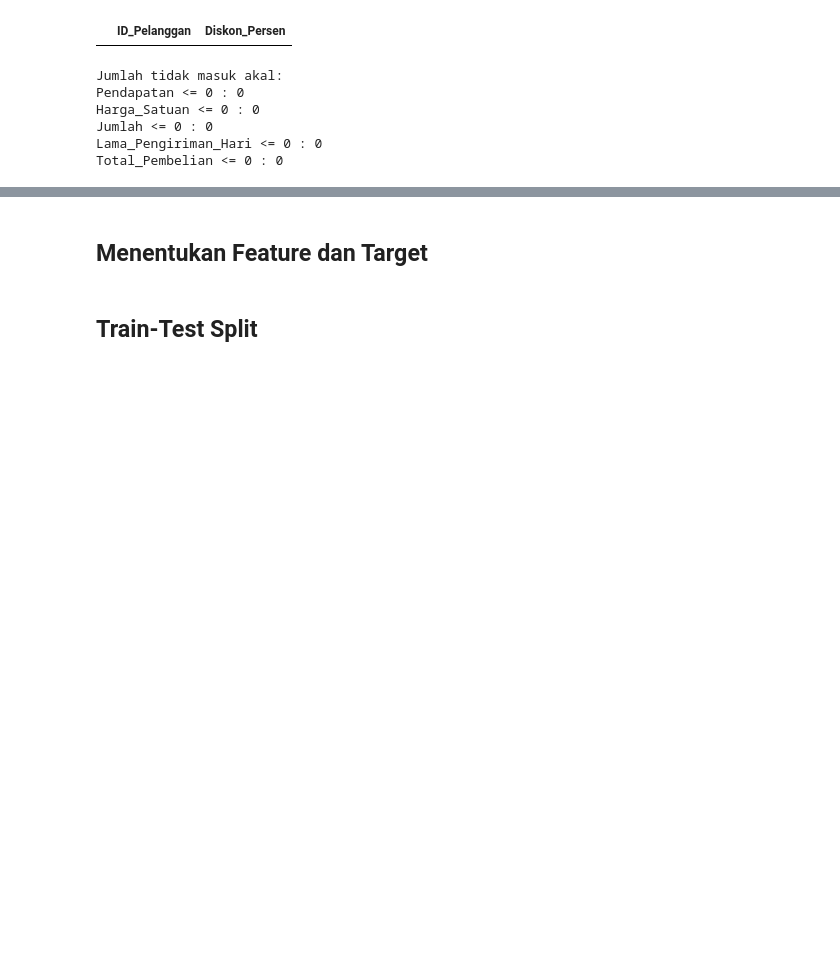
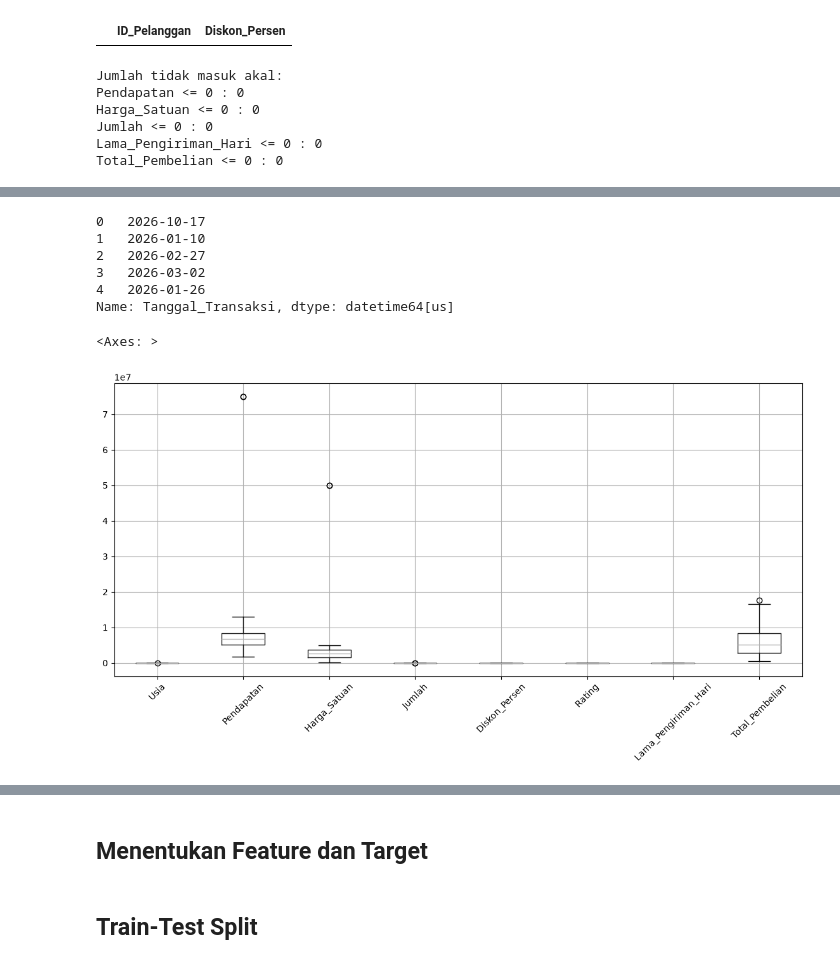
Before and after one commit to aeiprsty/praproses-data-regresi-linier, a Jupyter notebook: F1E124067_PutriPrayesti_MultipleRegression.ipynb, the cells around one changed output, grey strips where cells are left out. Drawn from its saved outputs; the diff is of its cells as text; code cells hidden in the pictures; blank space fills up the shorter version.

```diff
--- a/F1E124067_PutriPrayesti_MultipleRegression.ipynb
+++ b/F1E124067_PutriPrayesti_MultipleRegression.ipynb
@@ -183,3 +183,9 @@ Harga_Satuan <= 0 : 0
 Jumlah <= 0 : 0
 Lama_Pengiriman_Hari <= 0 : 0
 Total_Pembelian <= 0 : 0
+# %%
+# Mengubah nilai Usia yang tidak valid menjadi missing value
+df.loc[(df["Usia"] < 17) | (df["Usia"] > 100), "Usia"] = np.nan
+
+# Mengubah nilai Rating yang tidak valid menjadi missing value
+df.loc[(df["Rating"] < 1) | (df["Rating"] > 5), "Rating"] = np.nan
@@ -185,0 +246,9 @@ Total_Pembelian <= 0 : 0
+# %%
+# Menyeragamkan kategori Jenis_Kelamin
+df["Jenis_Kelamin"] = df["Jenis_Kelamin"].replace({
+    "P": "Perempuan",
+    "L": "Laki-laki"
+})
+
+# Menyeragamkan kategori Kota
+df["Kota"] = df["Kota"].str.strip().str.title()
@@ -185,0 +309,9 @@ Total_Pembelian <= 0 : 0
+# %%
+df["Tanggal_Transaksi"] = pd.to_datetime(
+    df["Tanggal_Transaksi"],
+    errors="coerce"
+)
+
+print(df["Tanggal_Transaksi"].isna().sum())
+print(df["Tanggal_Transaksi"].min())
+print(df["Tanggal_Transaksi"].max())
@@ -185,0 +322,25 @@ Total_Pembelian <= 0 : 0
+# %%
+print(df["Tanggal_Transaksi"].head())
+# %% [output]
+0   2026-10-17
+1   2026-01-10
+2   2026-02-27
+3   2026-03-02
+4   2026-01-26
+Name: Tanggal_Transaksi, dtype: datetime64[us]
+# %%
+kolom_numerik = [
+    "Usia",
+    "Pendapatan",
+    "Harga_Satuan",
+    "Jumlah",
+    "Diskon_Persen",
+    "Rating",
+    "Lama_Pengiriman_Hari",
+    "Total_Pembelian"
+]
+
+df[kolom_numerik].boxplot(figsize=(14, 6), rot=45)
+# %% [output]
+<Axes: >
+[figure, added]
```
Also changed, not shown: parts of 11 cells of this notebook.
